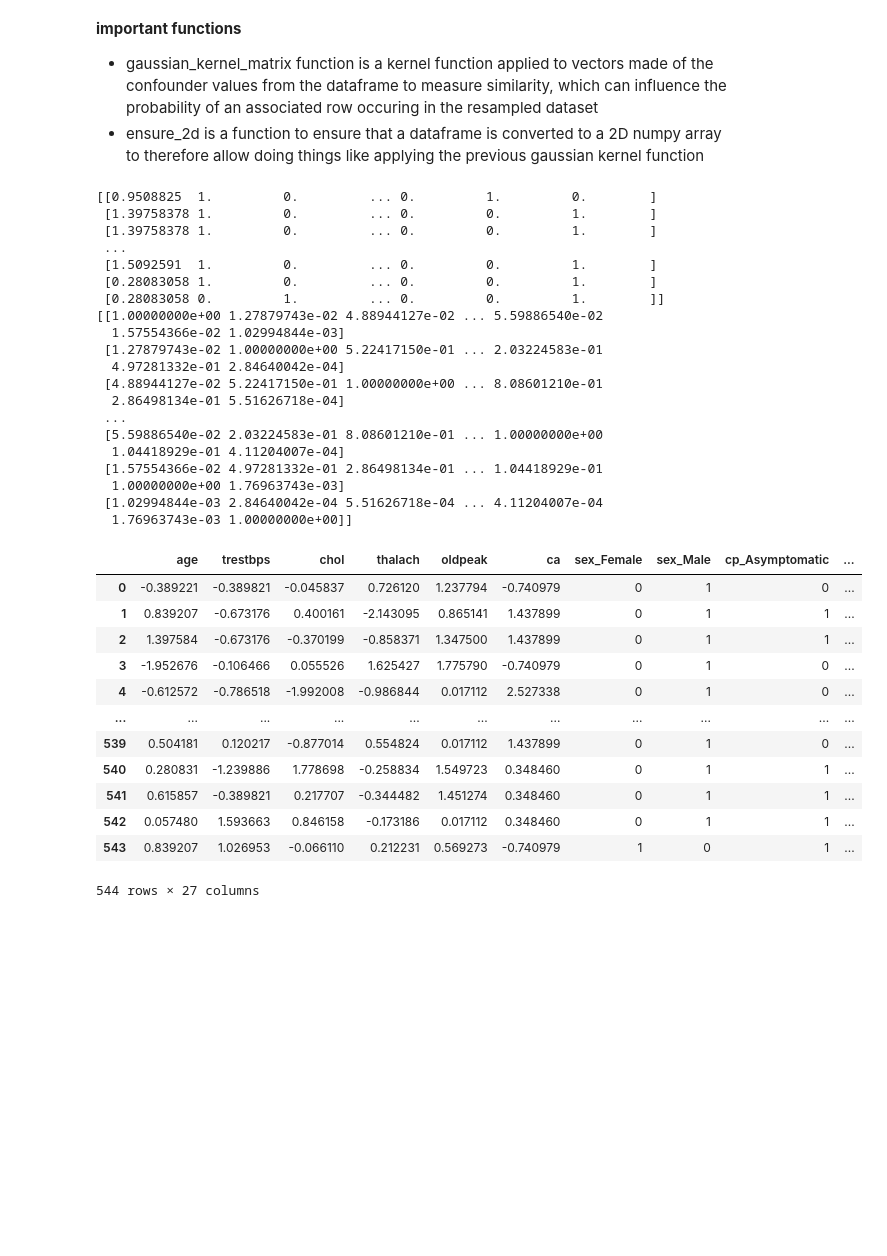
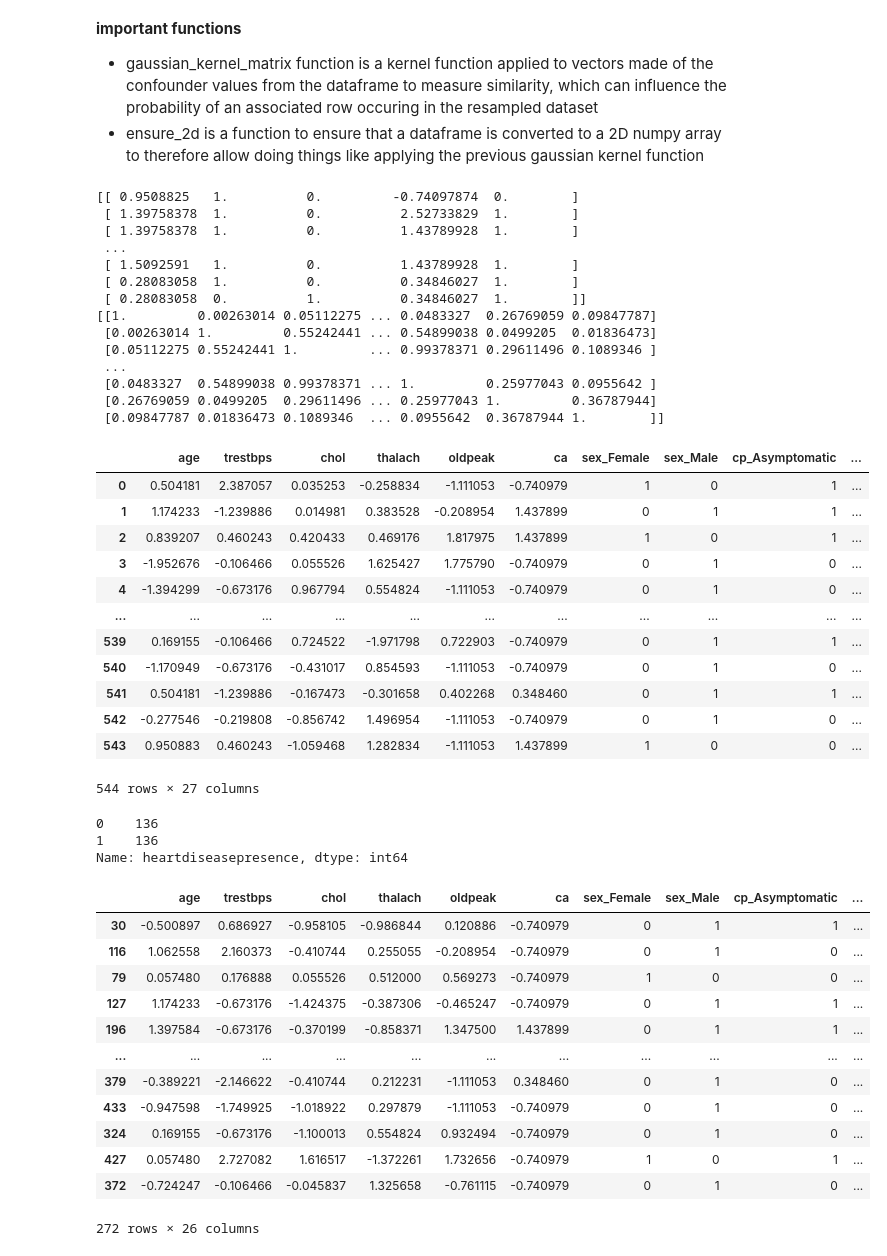
Before and after one commit to tejjeenu/Causal-Bootstrapping, a Jupyter notebook: truncated_factorisation_causal_bootstrap_algorithm.ipynb, the cells around one changed output. Cells and saved outputs as stored; diff of their text form; code cells hidden in the pictures; blank space fills up the shorter version.

```diff
--- a/truncated_factorisation_causal_bootstrap_algorithm.ipynb
+++ b/truncated_factorisation_causal_bootstrap_algorithm.ipynb
@@ -57,7 +57,7 @@ df.head()
 | 4 | -1.505975 | -0.106466 | -0.877014 | 0.983065 | 0.569273 | -0.740979 | 1 | 0 | 0 | ... |
 5 rows × 26 columns
 # %%
-mediators = ['thalach', 'oldpeak', 'slope_Downsloping', 'slope_Flat', 'slope_Upsloping', 'cp_Asymptomatic', 'cp_AtypicalAngina', 'cp_NonAnginalPain', 'cp_TypicalAngina']
+mediators = ['ca']
 confounders = ['age', 'sex_Male', 'sex_Female']
 
 effect = 'heartdiseasepresence'  # binary/bounded exposure in your heart dataset
@@ -105,26 +105,20 @@ conditionstointervene_kernel = gaussian_kernel_matrix(conditionstointervene_matr
 print(conditionstointervene_matrix)
 print(conditionstointervene_kernel)
 # %% [output]
-[[0.9508825  1.         0.         ... 0.         1.         0.        ]
- [1.39758378 1.         0.         ... 0.         0.         1.        ]
- [1.39758378 1.         0.         ... 0.         0.         1.        ]
+[[ 0.9508825   1.          0.         -0.74097874  0.        ]
+ [ 1.39758378  1.          0.          2.52733829  1.        ]
+ [ 1.39758378  1.          0.          1.43789928  1.        ]
  ...
- [1.5092591  1.         0.         ... 0.         0.         1.        ]
- [0.28083058 1.         0.         ... 0.         0.         1.        ]
- [0.28083058 0.         1.         ... 0.         0.         1.        ]]
-[[1.00000000e+00 1.27879743e-02 4.88944127e-02 ... 5.59886540e-02
-  1.57554366e-02 1.02994844e-03]
- [1.27879743e-02 1.00000000e+00 5.22417150e-01 ... 2.03224583e-01
-  4.97281332e-01 2.84640042e-04]
- [4.88944127e-02 5.22417150e-01 1.00000000e+00 ... 8.08601210e-01
-  2.86498134e-01 5.51626718e-04]
+ [ 1.5092591   1.          0.          1.43789928  1.        ]
+ [ 0.28083058  1.          0.          0.34846027  1.        ]
+ [ 0.28083058  0.          1.          0.34846027  1.        ]]
+[[1.         0.00263014 0.05112275 ... 0.0483327  0.26769059 0.09847787]
+ [0.00263014 1.         0.55242441 ... 0.54899038 0.0499205  0.01836473]
+ [0.05112275 0.55242441 1.         ... 0.99378371 0.29611496 0.1089346 ]
  ...
- [5.59886540e-02 2.03224583e-01 8.08601210e-01 ... 1.00000000e+00
-  1.04418929e-01 4.11204007e-04]
- [1.57554366e-02 4.97281332e-01 2.86498134e-01 ... 1.04418929e-01
-  1.00000000e+00 1.76963743e-03]
- [1.02994844e-03 2.84640042e-04 5.51626718e-04 ... 4.11204007e-04
-  1.76963743e-03 1.00000000e+00]]
+ [0.0483327  0.54899038 0.99378371 ... 1.         0.25977043 0.0955642 ]
+ [0.26769059 0.0499205  0.29611496 ... 0.25977043 1.         0.36787944]
+ [0.09847787 0.01836473 0.1089346  ... 0.0955642  0.36787944 1.        ]]
 # %%
 rng = np.random.default_rng(0)
 tf_dfs = []
@@ -155,15 +149,37 @@ tf_df = pd.concat(tf_dfs, ignore_index=True) #concatenate all dataframes into on
 tf_df
 # %% [output]
 |  | age | trestbps | chol | thalach | oldpeak | ca | sex_Female | sex_Male | cp_Asymptomatic | ... |
-| 0 | -0.389221 | -0.389821 | -0.045837 | 0.726120 | 1.237794 | -0.740979 | 0 | 1 | 0 | ... |
-| 1 | 0.839207 | -0.673176 | 0.400161 | -2.143095 | 0.865141 | 1.437899 | 0 | 1 | 1 | ... |
-| 2 | 1.397584 | -0.673176 | -0.370199 | -0.858371 | 1.347500 | 1.437899 | 0 | 1 | 1 | ... |
+| 0 | 0.504181 | 2.387057 | 0.035253 | -0.258834 | -1.111053 | -0.740979 | 1 | 0 | 1 | ... |
+| 1 | 1.174233 | -1.239886 | 0.014981 | 0.383528 | -0.208954 | 1.437899 | 0 | 1 | 1 | ... |
+| 2 | 0.839207 | 0.460243 | 0.420433 | 0.469176 | 1.817975 | 1.437899 | 1 | 0 | 1 | ... |
 | 3 | -1.952676 | -0.106466 | 0.055526 | 1.625427 | 1.775790 | -0.740979 | 0 | 1 | 0 | ... |
-| 4 | -0.612572 | -0.786518 | -1.992008 | -0.986844 | 0.017112 | 2.527338 | 0 | 1 | 0 | ... |
+| 4 | -1.394299 | -0.673176 | 0.967794 | 0.554824 | -1.111053 | -0.740979 | 0 | 1 | 0 | ... |
 | ... | ... | ... | ... | ... | ... | ... | ... | ... | ... | ... |
-| 539 | 0.504181 | 0.120217 | -0.877014 | 0.554824 | 0.017112 | 1.437899 | 0 | 1 | 0 | ... |
-| 540 | 0.280831 | -1.239886 | 1.778698 | -0.258834 | 1.549723 | 0.348460 | 0 | 1 | 1 | ... |
-| 541 | 0.615857 | -0.389821 | 0.217707 | -0.344482 | 1.451274 | 0.348460 | 0 | 1 | 1 | ... |
-| 542 | 0.057480 | 1.593663 | 0.846158 | -0.173186 | 0.017112 | 0.348460 | 0 | 1 | 1 | ... |
-| 543 | 0.839207 | 1.026953 | -0.066110 | 0.212231 | 0.569273 | -0.740979 | 1 | 0 | 1 | ... |
+| 539 | 0.169155 | -0.106466 | 0.724522 | -1.971798 | 0.722903 | -0.740979 | 0 | 1 | 1 | ... |
+| 540 | -1.170949 | -0.673176 | -0.431017 | 0.854593 | -1.111053 | -0.740979 | 0 | 1 | 0 | ... |
+| 541 | 0.504181 | -1.239886 | -0.167473 | -0.301658 | 0.402268 | 0.348460 | 0 | 1 | 1 | ... |
+| 542 | -0.277546 | -0.219808 | -0.856742 | 1.496954 | -1.111053 | -0.740979 | 0 | 1 | 0 | ... |
+| 543 | 0.950883 | 0.460243 | -1.059468 | 1.282834 | -1.111053 | 1.437899 | 1 | 0 | 0 | ... |
 544 rows × 27 columns
+# %%
+tf_df = tf_df.groupby("heartdiseasepresence", group_keys=False).sample(frac=0.5, random_state=42)
+print(tf_df["heartdiseasepresence"].value_counts())
+tf_df = tf_df.drop(columns=["do_heartdiseasepresence"])
+tf_df
+# %% [output]
+0    136
+1    136
+Name: heartdiseasepresence, dtype: int64
+|  | age | trestbps | chol | thalach | oldpeak | ca | sex_Female | sex_Male | cp_Asymptomatic | ... |
+| 30 | -0.500897 | 0.686927 | -0.958105 | -0.986844 | 0.120886 | -0.740979 | 0 | 1 | 1 | ... |
+| 116 | 1.062558 | 2.160373 | -0.410744 | 0.255055 | -0.208954 | -0.740979 | 0 | 1 | 0 | ... |
+| 79 | 0.057480 | 0.176888 | 0.055526 | 0.512000 | 0.569273 | -0.740979 | 1 | 0 | 0 | ... |
+| 127 | 1.174233 | -0.673176 | -1.424375 | -0.387306 | -0.465247 | -0.740979 | 0 | 1 | 1 | ... |
+| 196 | 1.397584 | -0.673176 | -0.370199 | -0.858371 | 1.347500 | 1.437899 | 0 | 1 | 1 | ... |
+| ... | ... | ... | ... | ... | ... | ... | ... | ... | ... | ... |
+| 379 | -0.389221 | -2.146622 | -0.410744 | 0.212231 | -1.111053 | 0.348460 | 0 | 1 | 0 | ... |
+| 433 | -0.947598 | -1.749925 | -1.018922 | 0.297879 | -1.111053 | -0.740979 | 0 | 1 | 0 | ... |
+| 324 | 0.169155 | -0.673176 | -1.100013 | 0.554824 | 0.932494 | -0.740979 | 0 | 1 | 0 | ... |
+| 427 | 0.057480 | 2.727082 | 1.616517 | -1.372261 | 1.732656 | -0.740979 | 1 | 0 | 1 | ... |
+| 372 | -0.724247 | -0.106466 | -0.045837 | 1.325658 | -0.761115 | -0.740979 | 0 | 1 | 0 | ... |
+272 rows × 26 columns
```
Also changed, not shown: parts of 2 cells of this notebook, 3 other files.
